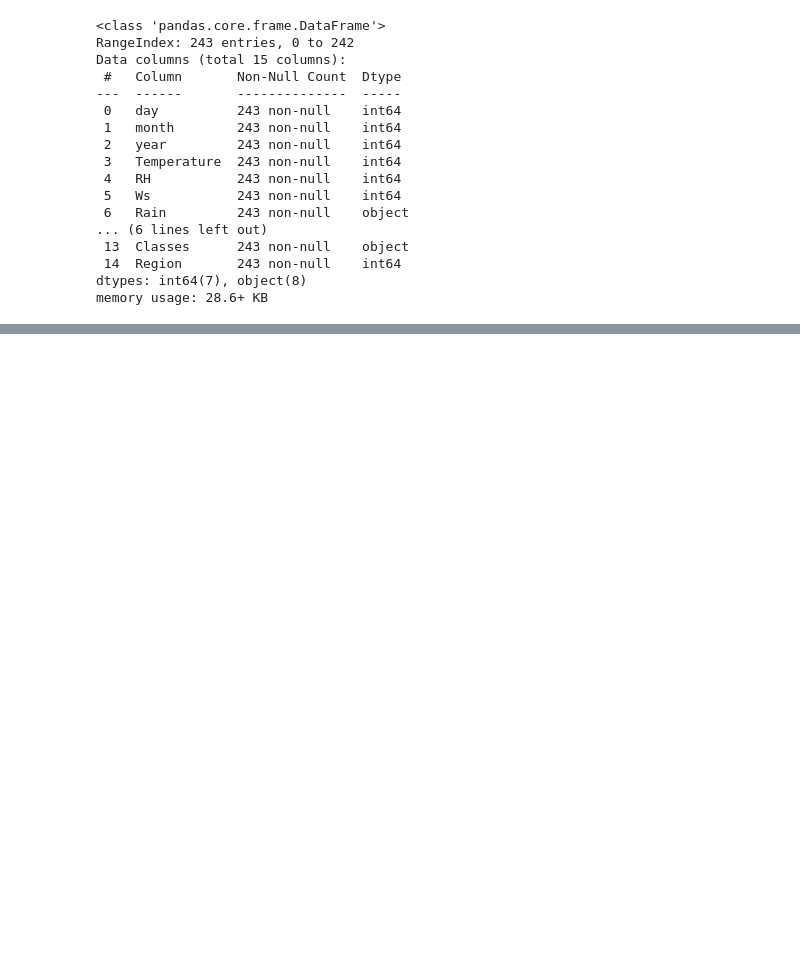
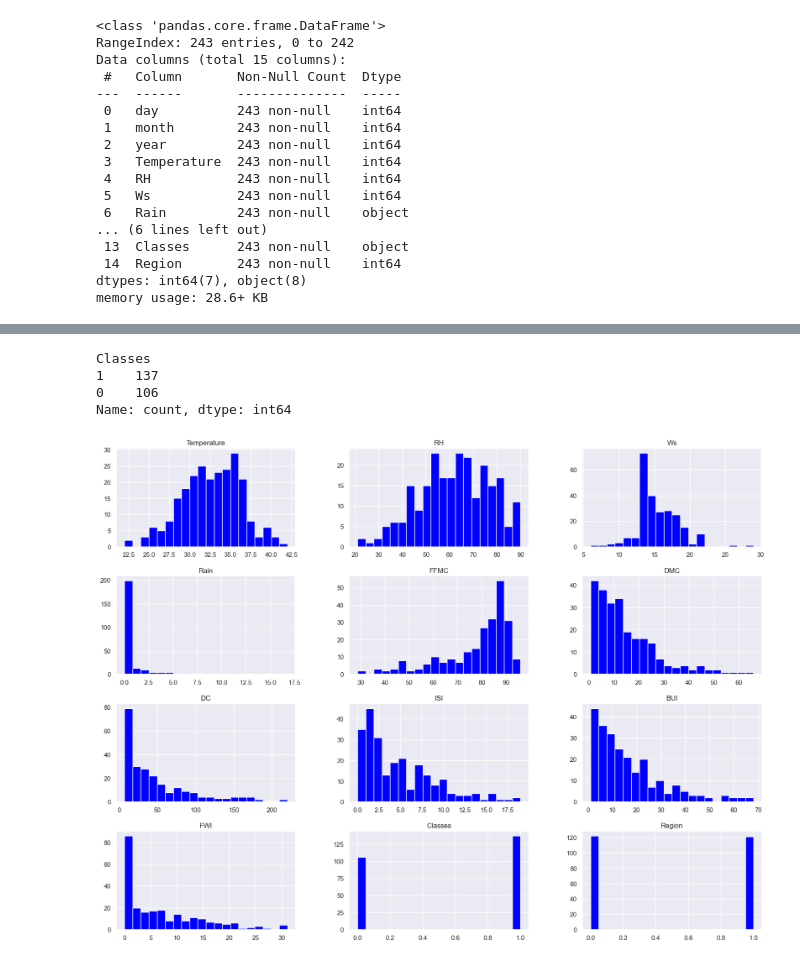
Before and after one commit to Imani-hub-pixel/AI-and-ML-Udemy-course, a Jupyter notebook: RIdge and lasso regression/Algerian_forest.ipynb, the cells around one changed output, grey strips where cells are left out. Saved outputs shown, nothing was run; the diff lists cells and outputs as text; code cells hidden in the pictures; blank space fills up the shorter version.

```diff
--- a/RIdge and lasso regression/Algerian_forest.ipynb
+++ b/RIdge and lasso regression/Algerian_forest.ipynb
@@ -175,3 +175,9 @@ Data columns (total 15 columns):
  14  Region       243 non-null    int64
 dtypes: int64(7), object(8)
 memory usage: 28.6+ KB
+# %%
+# Changing other columns to float data type
+objects=[features for features in df.columns if df[features].dtype == 'O']
+for i in objects:
+    if i != 'Classes':
+        df[i]=df[i].astype(float)
@@ -177,0 +221,3 @@ memory usage: 28.6+ KB
+# %%
+df_copy=df.drop(['day','month','year'],axis=1)
+df_copy.head()
@@ -177,0 +231,3 @@ memory usage: 28.6+ KB
+# %%
+#Encoding of cateegorical data
+df_copy['Classes']=np.where(df_copy['Classes'].str.contains('not fire'),0,1)
@@ -177,0 +243,14 @@ memory usage: 28.6+ KB
+# %%
+df_copy['Classes'].value_counts()
+# %% [output]
+Classes
+1    137
+0    106
+Name: count, dtype: int64
+# %%
+#plot density plot for all features
+sns.set()
+df_copy.hist(bins=20,figsize=(20,15),color='blue')
+plt.show()
+# %% [output]
+[figure, added]
```
Also changed, not shown: parts of 15 cells of this notebook, 1 other file.
